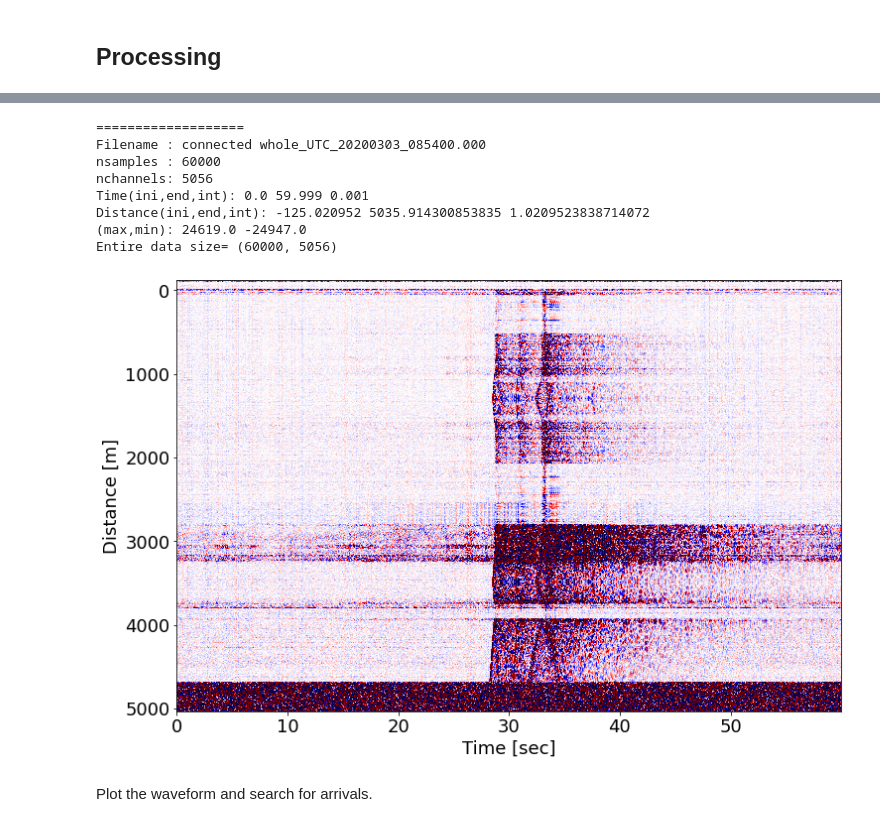
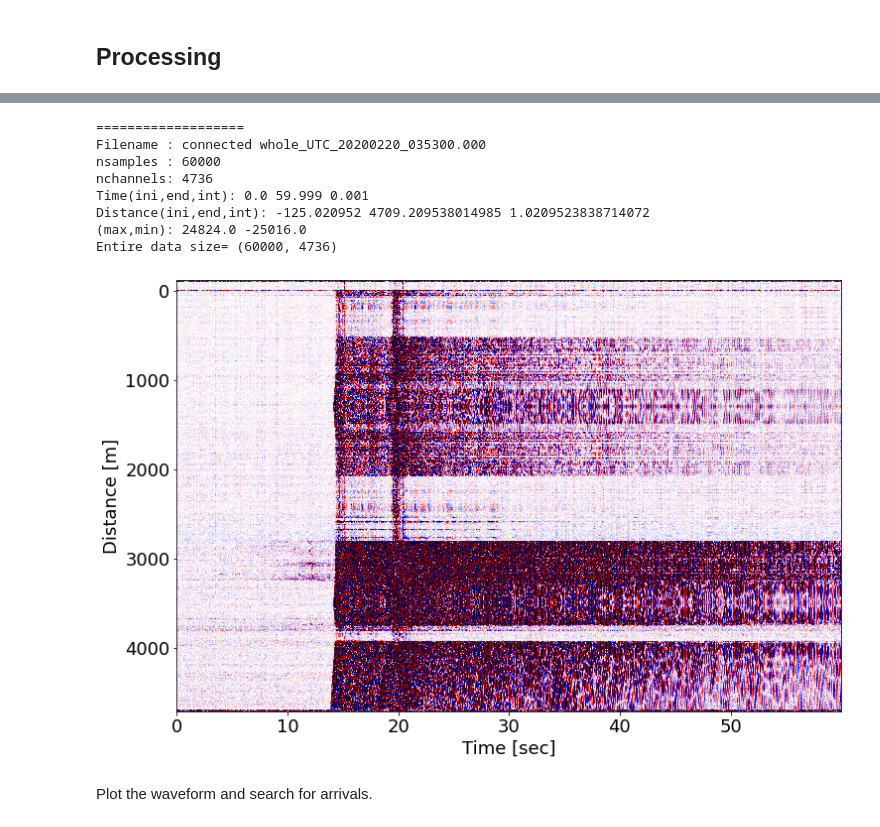
Before and after one commit to yohanesnuwara/DASLab, a Jupyter notebook: notebooks/DASLab.ipynb, the cells around one changed output, grey strips where cells are left out. Saved outputs shown, nothing was run; the diff lists cells and outputs as text; code cells hidden in the pictures.

```diff
--- a/notebooks/DASLab.ipynb
+++ b/notebooks/DASLab.ipynb
@@ -87,7 +75,7 @@ file7 = "/content/drive/MyDrive/RITE_Yohanes/20210209/data/connected whole_UTC_2
 file8 = "/content/drive/MyDrive/RITE_Yohanes/20210209/data/connected whole_UTC_20200303_085400.000.tdms"
 # %%
 # Working directory
-fileorigin = file8
+fileorigin = file1
 
 # Processing spatial information
 DRSurf = (stcSurf[1] - stcSurf[0]) / (hwcSurf[1] - hwcSurf[0])
@@ -126,9 +114,9 @@ plt.show()
 ===================
-Filename : connected whole_UTC_20200303_085400.000
+Filename : connected whole_UTC_20200220_035300.000
 nsamples : 60000
-nchannels: 5056
+nchannels: 4736
 Time(ini,end,int): 0.0 59.999 0.001
-Distance(ini,end,int): -125.020952 5035.914300853835 1.0209523838714072
-(max,min): 24619.0 -24947.0
-Entire data size= (60000, 5056)
+Distance(ini,end,int): -125.020952 4709.209538014985 1.0209523838714072
+(max,min): 24824.0 -25016.0
+Entire data size= (60000, 4736)
-[figure, old version]
+[figure, new version]
```
Also changed, not shown: parts of 20 cells of this notebook.
